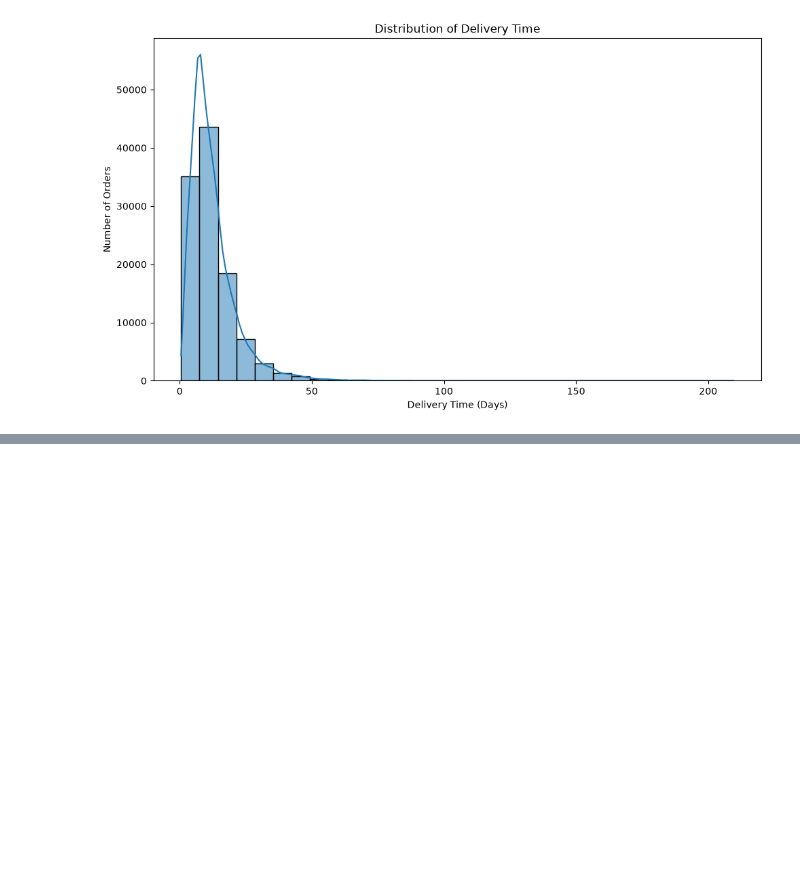
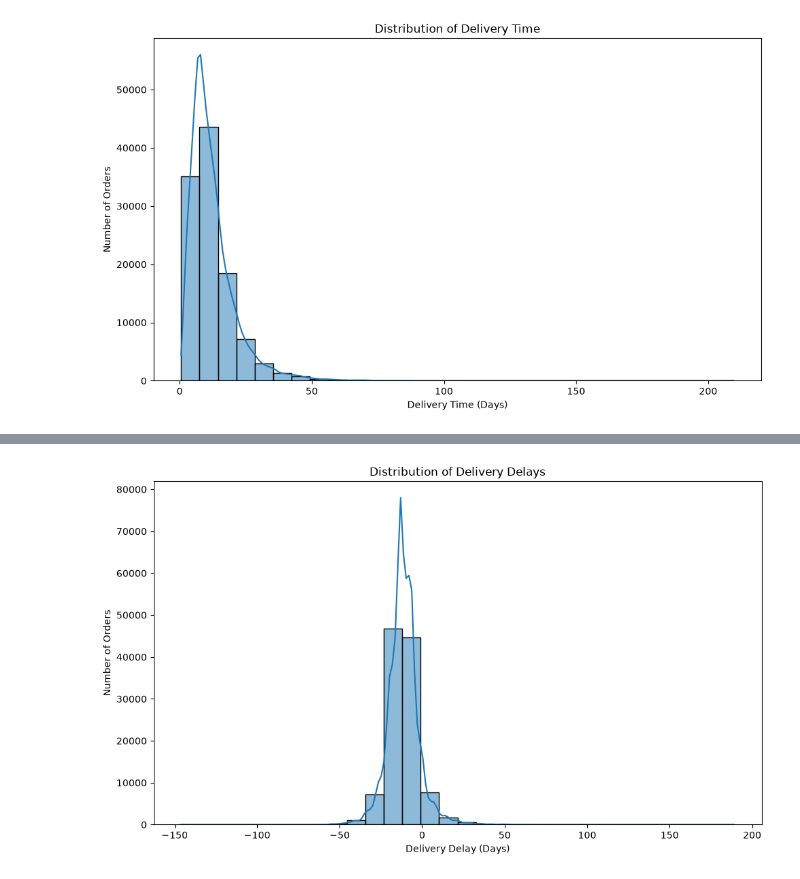
Before and after one commit to DRPatel75/Logistics_Data_Analysis, a Jupyter notebook: notebooks/03_advanced_eda_visualization.ipynb, the cells around one changed output, grey strips where cells are left out. Saved outputs shown, nothing was run; the diff lists cells and outputs as text; code cells hidden in the pictures; blank space fills up the shorter version.

```diff
--- a/notebooks/03_advanced_eda_visualization.ipynb
+++ b/notebooks/03_advanced_eda_visualization.ipynb
@@ -340,0 +347,24 @@ plt.show()
+# %%
+plt.figure(figsize=(10, 6))
+
+sns.histplot(
+    data=df,
+    x="delivery_delay_days",
+    bins=30,
+    kde=True
+)
+
+plt.title("Distribution of Delivery Delays")
+plt.xlabel("Delivery Delay (Days)")
+plt.ylabel("Number of Orders")
+
+plt.tight_layout()
+plt.savefig(
+    "../screenshots/week3_delivery_delay_distribution.png",
+    dpi=300,
+    bbox_inches="tight"
+)
+
+plt.show()
+# %% [output]
+[figure, added]
```
Also changed, not shown: parts of 1 cell of this notebook, 1 other file.
